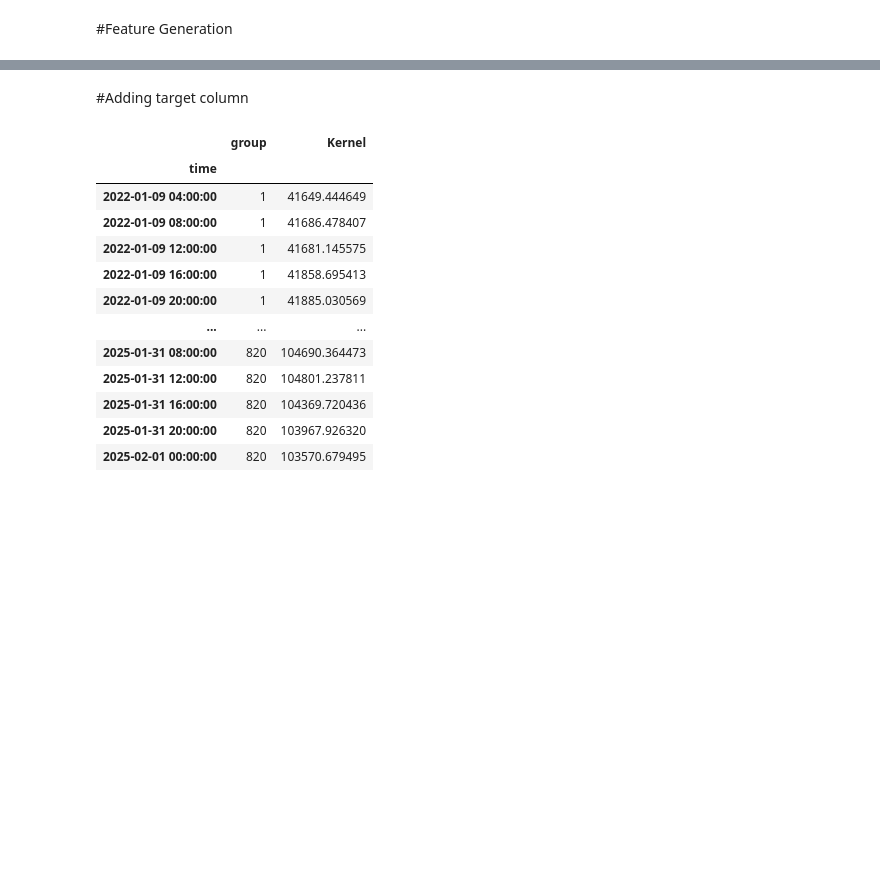
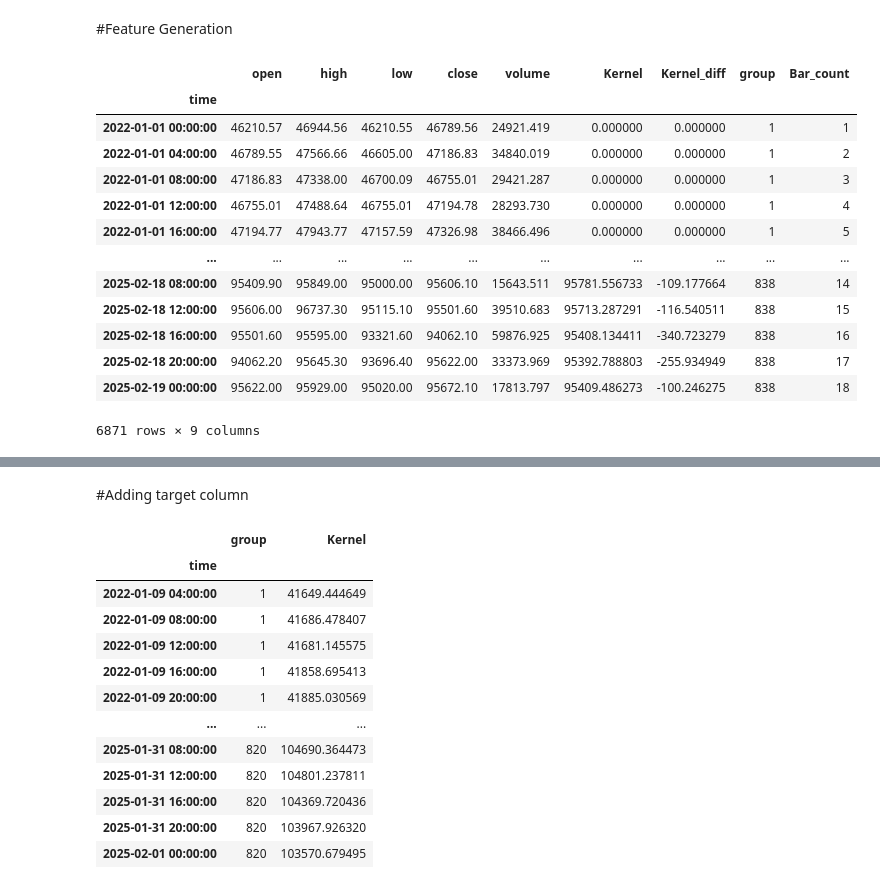
Before and after one commit to manigot/MyPaper_DL_ML_Fin, a Jupyter notebook: BTC_Main.ipynb, the cells around one changed output, grey strips where cells are left out. Drawn from its saved outputs; the diff is of its cells as text; code cells hidden in the pictures; blank space fills up the shorter version.

```diff
--- a/BTC_Main.ipynb
+++ b/BTC_Main.ipynb
@@ -277,0 +329,17 @@ df
+# %%
+df
+# %% [output]
+|  | open | high | low | close | volume | Kernel | Kernel_diff | group | Bar_count |
+| time |  |  |  |  |  |  |  |  |  |
+| 2022-01-01 00:00:00 | 46210.57 | 46944.56 | 46210.55 | 46789.56 | 24921.419 | 0.000000 | 0.000000 | 1 | 1 |
+| 2022-01-01 04:00:00 | 46789.55 | 47566.66 | 46605.00 | 47186.83 | 34840.019 | 0.000000 | 0.000000 | 1 | 2 |
+| 2022-01-01 08:00:00 | 47186.83 | 47338.00 | 46700.09 | 46755.01 | 29421.287 | 0.000000 | 0.000000 | 1 | 3 |
+| 2022-01-01 12:00:00 | 46755.01 | 47488.64 | 46755.01 | 47194.78 | 28293.730 | 0.000000 | 0.000000 | 1 | 4 |
+| 2022-01-01 16:00:00 | 47194.77 | 47943.77 | 47157.59 | 47326.98 | 38466.496 | 0.000000 | 0.000000 | 1 | 5 |
+| ... | ... | ... | ... | ... | ... | ... | ... | ... | ... |
+| 2025-02-18 08:00:00 | 95409.90 | 95849.00 | 95000.00 | 95606.10 | 15643.511 | 95781.556733 | -109.177664 | 838 | 14 |
+| 2025-02-18 12:00:00 | 95606.00 | 96737.30 | 95115.10 | 95501.60 | 39510.683 | 95713.287291 | -116.540511 | 838 | 15 |
+| 2025-02-18 16:00:00 | 95501.60 | 95595.00 | 93321.60 | 94062.10 | 59876.925 | 95408.134411 | -340.723279 | 838 | 16 |
+| 2025-02-18 20:00:00 | 94062.20 | 95645.30 | 93696.40 | 95622.00 | 33373.969 | 95392.788803 | -255.934949 | 838 | 17 |
+| 2025-02-19 00:00:00 | 95622.00 | 95929.00 | 95020.00 | 95672.10 | 17813.797 | 95409.486273 | -100.246275 | 838 | 18 |
+6871 rows × 9 columns
```
Also changed, not shown: parts of 16 cells of this notebook.
